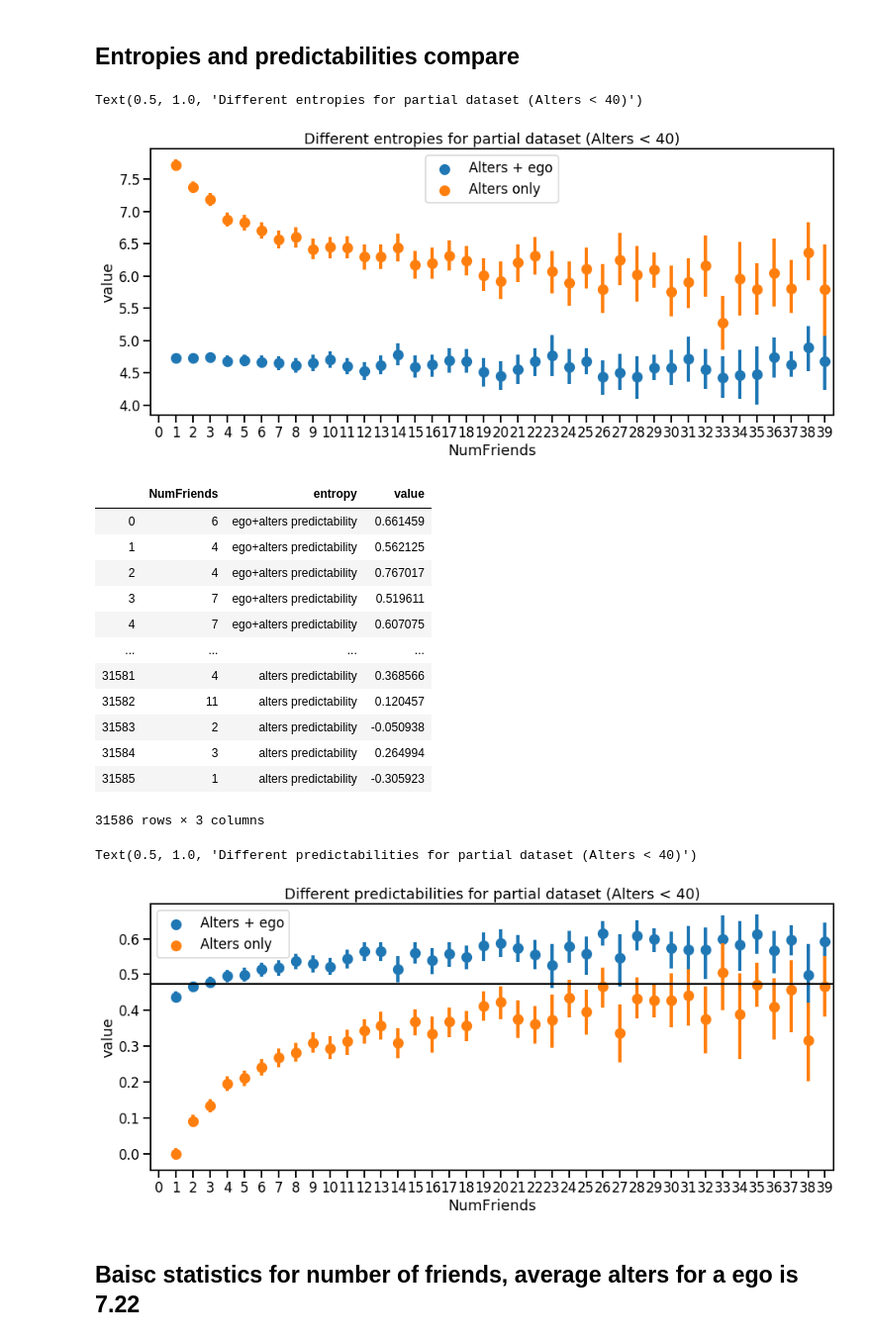
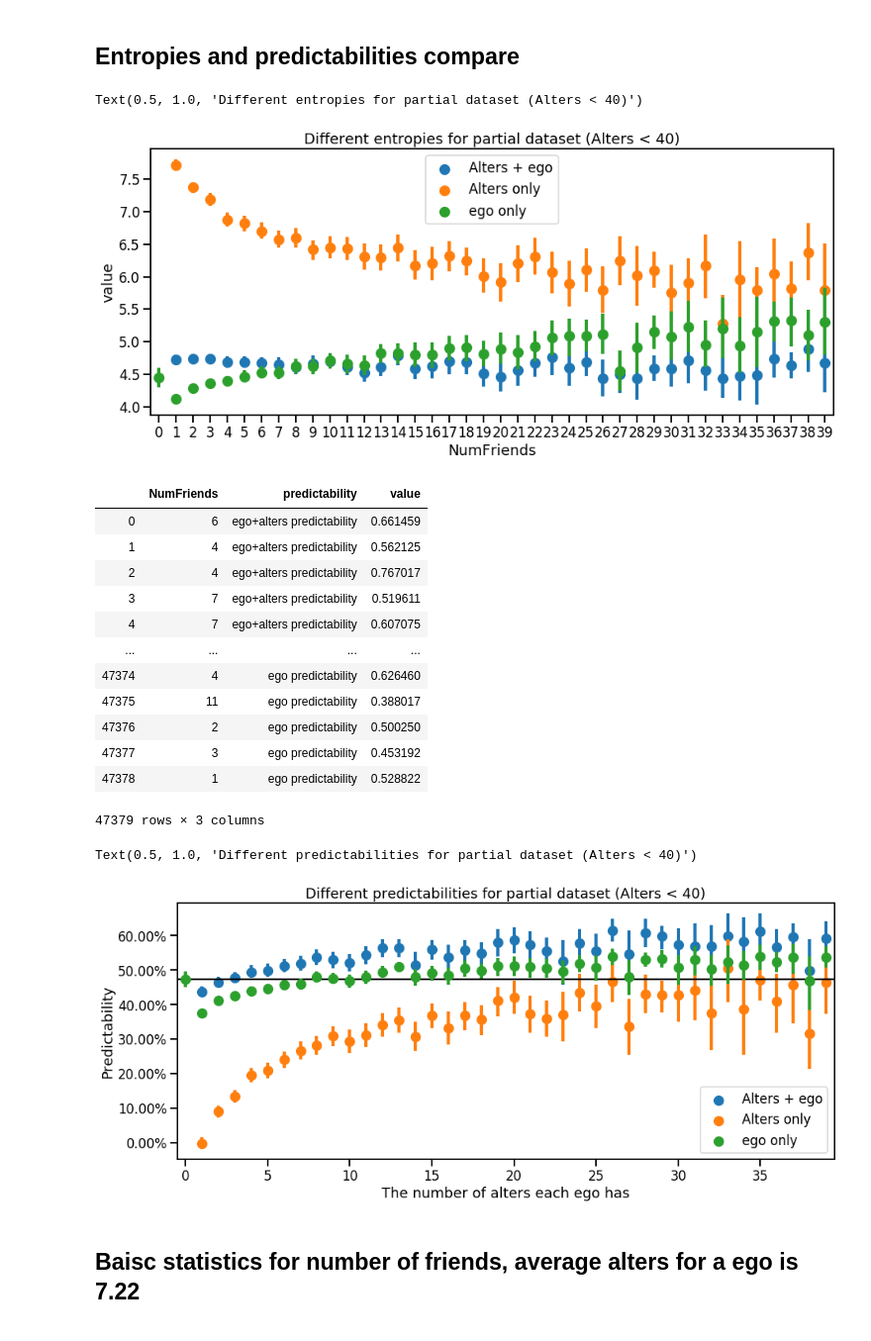
Before and after one commit to Magica-Chen/social-predictability, a Jupyter notebook: Social-Information-Bagrow-Visualization.ipynb, the cells around one changed output. Shown at 99% size. Saved outputs shown, nothing was run; the diff lists cells and outputs as text; code cells hidden in the pictures.

```diff
--- a/Social-Information-Bagrow-Visualization.ipynb
+++ b/Social-Information-Bagrow-Visualization.ipynb
@@ -78,44 +78,51 @@ sns.set_context("talk")
 sns.pointplot(x="NumFriends", y="value", hue='entropy', data=CCE[CCE['NumFriends'] < 40], \
               ci=95, join=False, ax=ax)
 leg_handles = ax.get_legend_handles_labels()[0]
-ax.legend(leg_handles, ['Alters + ego', 'Alters only'], loc=9)
+ax.legend(leg_handles, ['Alters + ego', 'Alters only', 'ego only'], loc=9)
 plt.title('Different entropies for partial dataset (Alters < 40)')
 # %% [output]
 Text(0.5, 1.0, 'Different entropies for partial dataset (Alters < 40)')
-[figure, old version]
+[figure, new version]
 # %%
 baseline = user_details[user_details['NumFriends'] ==0]['ego predictability'].mean()
 # %%
-CCE_pred = pd.melt(user_details, id_vars=['NumFriends'], value_vars=['ego+alters predictability','alters predictability'], \
-                  var_name = 'entropy')
+CCE_pred = pd.melt(user_details, id_vars=['NumFriends'], value_vars=['ego+alters predictability','alters predictability', 'ego predictability'], \
+                  var_name = 'predictability')
 CCE_pred
 # %% [output]
-|  | NumFriends | entropy | value |
+|  | NumFriends | predictability | value |
 | 0 | 6 | ego+alters predictability | 0.661459 |
 | 1 | 4 | ego+alters predictability | 0.562125 |
 | 2 | 4 | ego+alters predictability | 0.767017 |
 | 3 | 7 | ego+alters predictability | 0.519611 |
 | 4 | 7 | ego+alters predictability | 0.607075 |
 | ... | ... | ... | ... |
-| 31581 | 4 | alters predictability | 0.368566 |
-| 31582 | 11 | alters predictability | 0.120457 |
-| 31583 | 2 | alters predictability | -0.050938 |
-| 31584 | 3 | alters predictability | 0.264994 |
-| 31585 | 1 | alters predictability | -0.305923 |
+| 47374 | 4 | ego predictability | 0.626460 |
+| 47375 | 11 | ego predictability | 0.388017 |
+| 47376 | 2 | ego predictability | 0.500250 |
+| 47377 | 3 | ego predictability | 0.453192 |
+| 47378 | 1 | ego predictability | 0.528822 |
-31586 rows × 3 columns
+47379 rows × 3 columns
 # %%
 fig, ax = plt.subplots(figsize=(15, 6))
 sns.set_context("talk")
-sns.pointplot(x="NumFriends", y="value", hue='entropy', data=CCE_pred[CCE_pred['NumFriends'] < 40], \
+sns.pointplot(x="NumFriends", y="value", hue='predictability', data=CCE_pred[CCE_pred['NumFriends'] < 40], \
               ci=95, join=False, ax=ax)
-leg_handles = ax.get_legend_handles_labels()[0]
-ax.legend(leg_handles, ['Alters + ego', 'Alters only'])
 ax.axhline(y=baseline, color='black')
+handles, _ = ax.get_legend_handles_labels()
+plt.legend(handles, ['Alters + ego', 'Alters only', 'ego only'])
+
+vals = ax.get_yticks()
+ax.set_yticklabels(['{:,.2%}'.format(x) for x in vals])
+ax.xaxis.set_major_locator(ticker.MultipleLocator(5))
+ax.xaxis.set_major_formatter(ticker.ScalarFormatter())
+ax.set(xlabel='The number of alters each ego has', ylabel='Predictability')
+
 
 plt.title('Different predictabilities for partial dataset (Alters < 40)')
 # %% [output]
 Text(0.5, 1.0, 'Different predictabilities for partial dataset (Alters < 40)')
-[figure, old version]
+[figure, new version]
 # %% [markdown]
 ## Baisc statistics for number of friends, average alters for a ego is 7.22
 # %%
```
Also changed, not shown: parts of 14 cells of this notebook.
